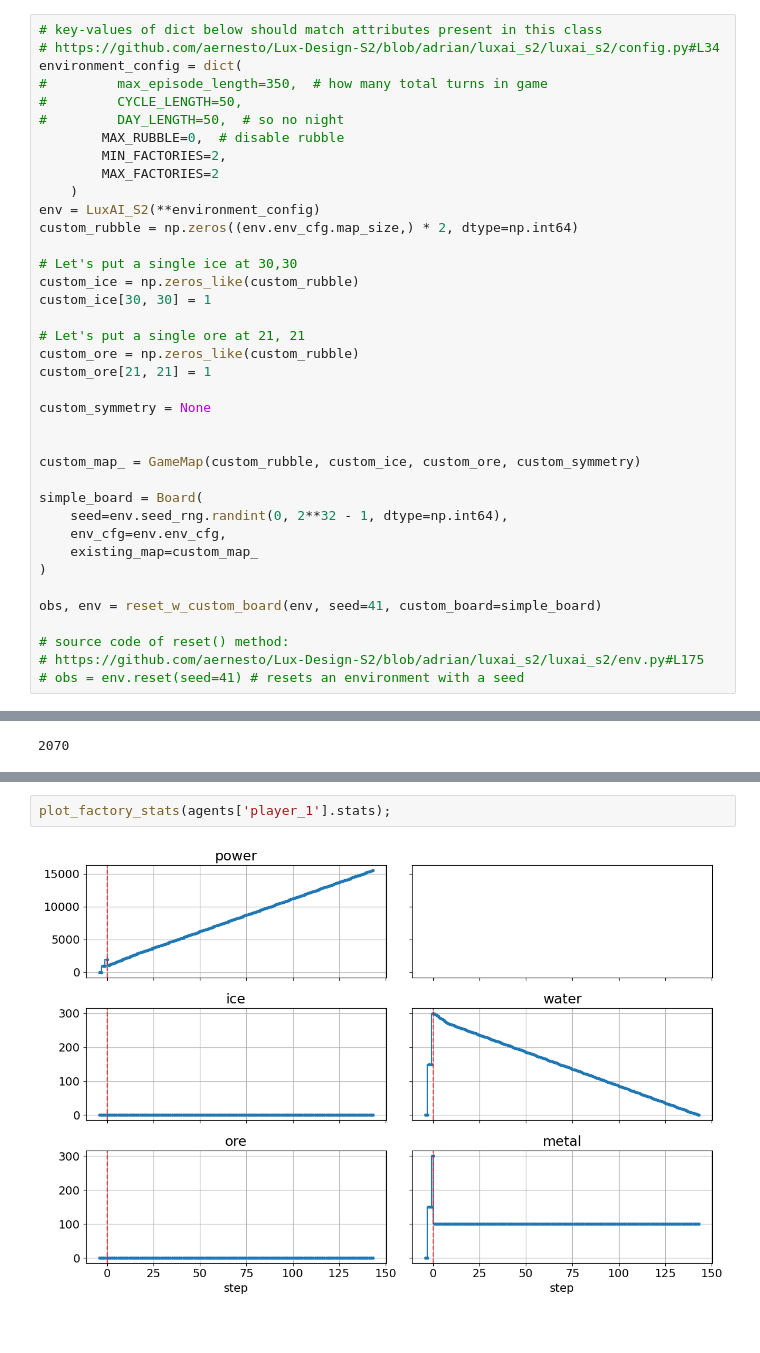
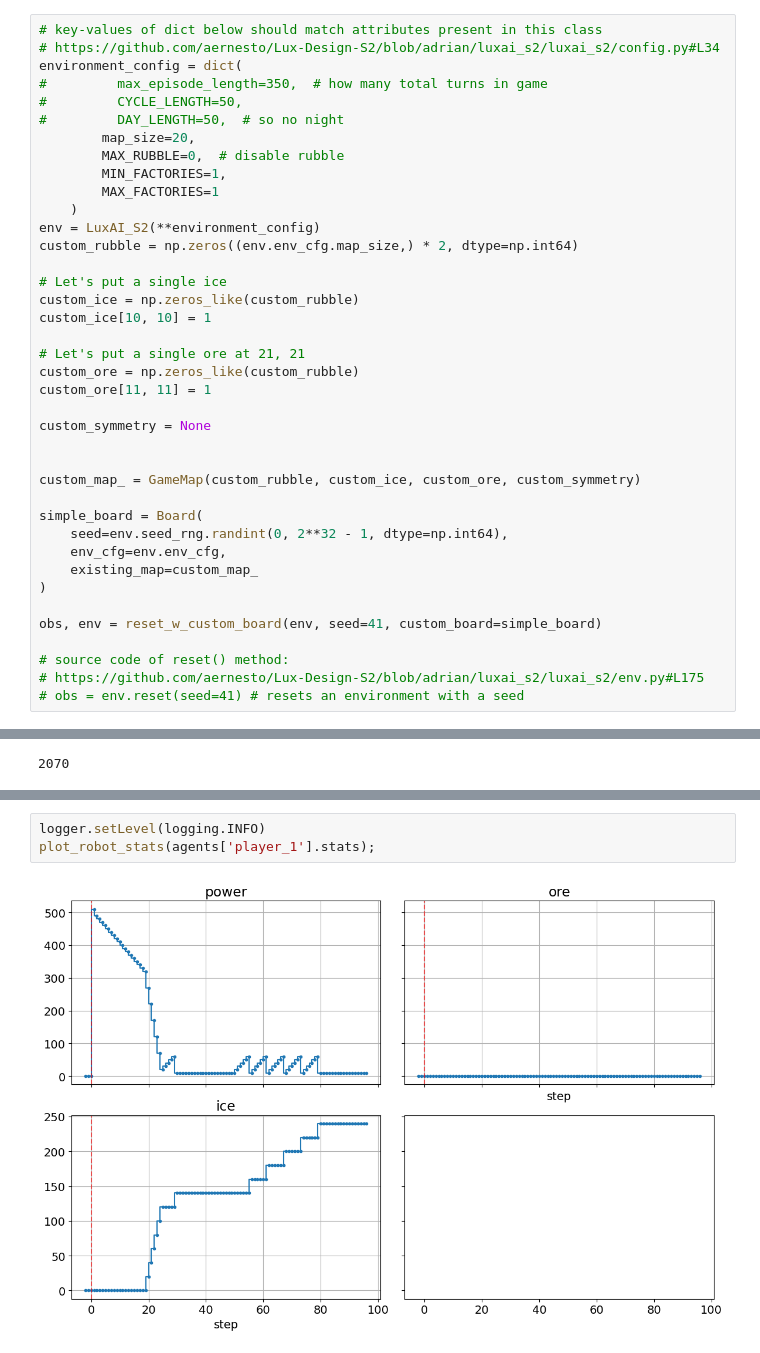
Before and after one commit to aernesto/Lux-Design-S2, a Jupyter notebook: codigo/src/adr_explorations.ipynb, the cells around one changed output, grey strips where cells are left out. Saved outputs shown, nothing was run; the diff lists cells and outputs as text.

Commit message:
plot robots stats

```diff
--- a/codigo/src/adr_explorations.ipynb
+++ b/codigo/src/adr_explorations.ipynb
@@ -26,20 +26,21 @@ environment_config = dict(
 #         max_episode_length=350,  # how many total turns in game
 #         CYCLE_LENGTH=50,
 #         DAY_LENGTH=50,  # so no night
+        map_size=20,
         MAX_RUBBLE=0,  # disable rubble
-        MIN_FACTORIES=2,
-        MAX_FACTORIES=2
+        MIN_FACTORIES=1,
+        MAX_FACTORIES=1
     )
 env = LuxAI_S2(**environment_config)
 custom_rubble = np.zeros((env.env_cfg.map_size,) * 2, dtype=np.int64)
 
-# Let's put a single ice at 30,30
+# Let's put a single ice
 custom_ice = np.zeros_like(custom_rubble)
-custom_ice[30, 30] = 1
+custom_ice[10, 10] = 1
 
 # Let's put a single ore at 21, 21
 custom_ore = np.zeros_like(custom_rubble)
-custom_ore[21, 21] = 1
+custom_ore[11, 11] = 1
 
 custom_symmetry = None
 
@@ -121,4 +122,5 @@ ax.imshow(img);
 # %%
-plot_factory_stats(agents['player_1'].stats);
+logger.setLevel(logging.INFO)
+plot_robot_stats(agents['player_1'].stats);
 # %% [output]
-[figure, old version]
+[figure, new version]
```
Also changed, not shown: parts of 4 cells of this notebook, 4 other files.
